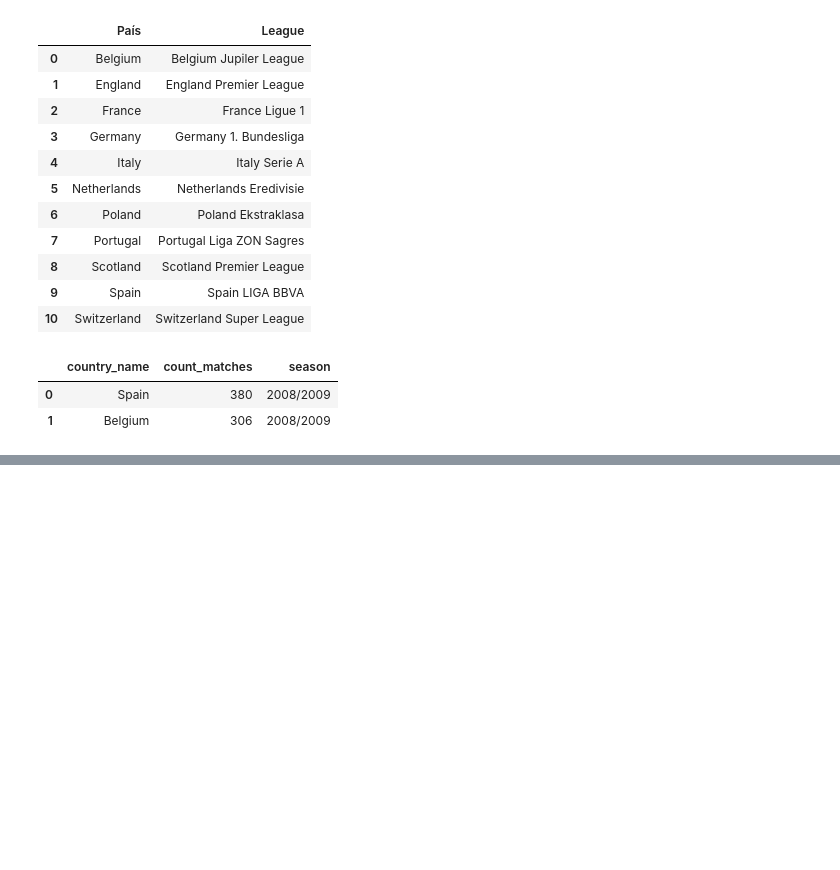
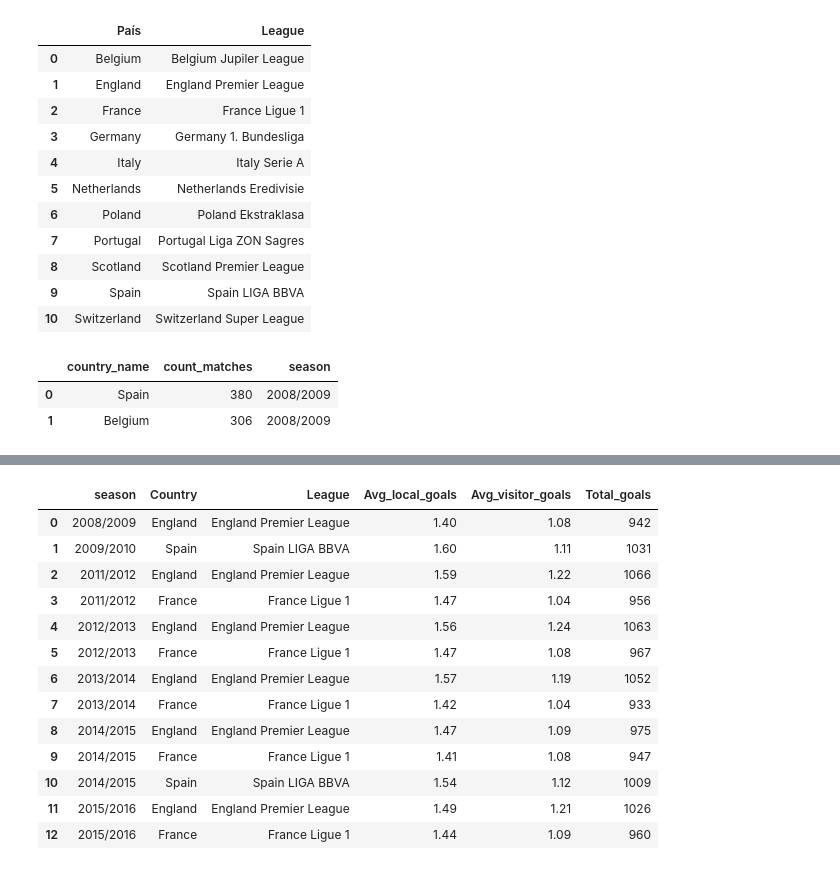
Before and after one commit to CharlieHndz/Talento-Tech-2024-Carlos-Hdez, a Jupyter notebook: Practica_SQL.ipynb, the cells around one changed output, grey strips where cells are left out. Saved outputs shown, nothing was run; the diff lists cells and outputs as text; code cells hidden in the pictures; blank space fills up the shorter version.

```diff
--- a/Practica_SQL.ipynb
+++ b/Practica_SQL.ipynb
@@ -1067,0 +1092,51 @@ probando
+# %%
+#10.1.1 Análisis de goles por temporada en las ligas de España, Francia e Inglaterra.
+#Queremos saber en qué temporada el promedio de goles de equipos locales estuvo entre 1.4 y 1.6, para las ligas de "Spain", "France" y "England".
+
+#La tabla de resultados deberá mostrar:
+
+#-La temporada "season",
+#-El "Country.name" bajo alias "Country",
+#-El "League.name" bajo alias "League",
+#-El promedio de goles hechos por equipos locales, bajo el alias "Avg_local_goals", redondeando con 2 decimales,
+#-El promedio de goles hechos por equipos visitantes, bajo el alias "Avg_visitor_goals", redondeando con 2 decimales,
+#-El total de goles por temporada y liga, bajo el alias "Total_goals",
+
+#Esta información se encuentra repartida entre las tablas: "Match", "Country" y "League". Teniendo en cuenta que las claves compartidas entre tablas son estas:
+
+#Country.id = Match.country_id
+#League.id = Match.league_id
+
+query = """SELECT
+            Match.season,
+            Country.name AS Country,
+            League.name AS League,
+            ROUND(AVG(Match.home_team_goal),2) AS Avg_local_goals,
+            ROUND(AVG(Match.away_team_goal),2) AS Avg_visitor_goals,
+            SUM(Match.home_team_goal+Match.away_team_goal) AS Total_goals
+           FROM Match
+            JOIN Country ON Country.id = Match.country_id
+            JOIN League ON League.id = Match.league_id
+            WHERE Country = 'Spain' OR Country = 'France' OR Country = 'England'
+           GROUP BY season, Country, League
+           HAVING Avg_local_goals BETWEEN 1.4 AND 1.6
+        """
+#AND  Avg_visitor_goals BETWEEN 1.2 AND 1.6
+
+Goles_Temp_Esp_Fra_Eng = pd.read_sql(query, conn)
+Goles_Temp_Esp_Fra_Eng
+# %% [output]
+|  | season | Country | League | Avg_local_goals | Avg_visitor_goals | Total_goals |
+| 0 | 2008/2009 | England | England Premier League | 1.40 | 1.08 | 942 |
+| 1 | 2009/2010 | Spain | Spain LIGA BBVA | 1.60 | 1.11 | 1031 |
+| 2 | 2011/2012 | England | England Premier League | 1.59 | 1.22 | 1066 |
+| 3 | 2011/2012 | France | France Ligue 1 | 1.47 | 1.04 | 956 |
+| 4 | 2012/2013 | England | England Premier League | 1.56 | 1.24 | 1063 |
+| 5 | 2012/2013 | France | France Ligue 1 | 1.47 | 1.08 | 967 |
+| 6 | 2013/2014 | England | England Premier League | 1.57 | 1.19 | 1052 |
+| 7 | 2013/2014 | France | France Ligue 1 | 1.42 | 1.04 | 933 |
+| 8 | 2014/2015 | England | England Premier League | 1.47 | 1.09 | 975 |
+| 9 | 2014/2015 | France | France Ligue 1 | 1.41 | 1.08 | 947 |
+| 10 | 2014/2015 | Spain | Spain LIGA BBVA | 1.54 | 1.12 | 1009 |
+| 11 | 2015/2016 | England | England Premier League | 1.49 | 1.21 | 1026 |
+| 12 | 2015/2016 | France | France Ligue 1 | 1.44 | 1.09 | 960 |
```
Also changed, not shown: parts of 14 cells of this notebook.
